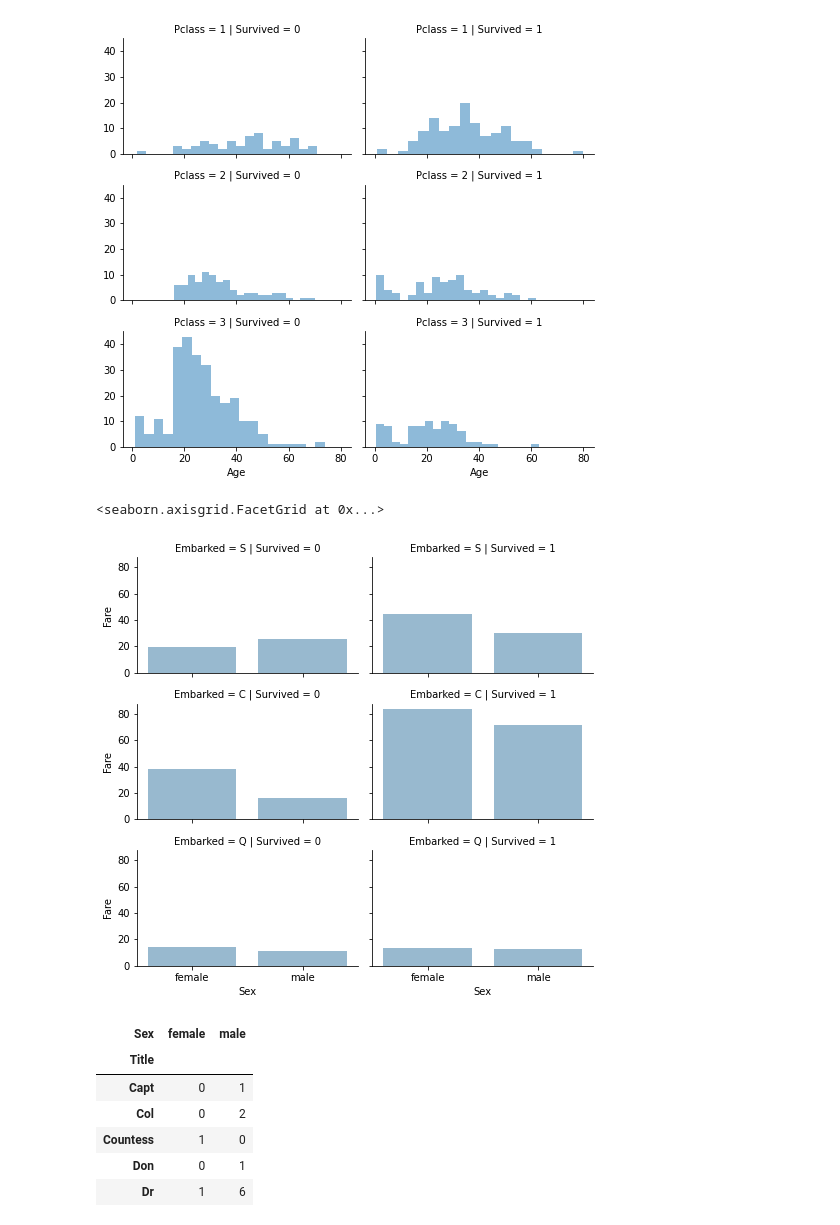
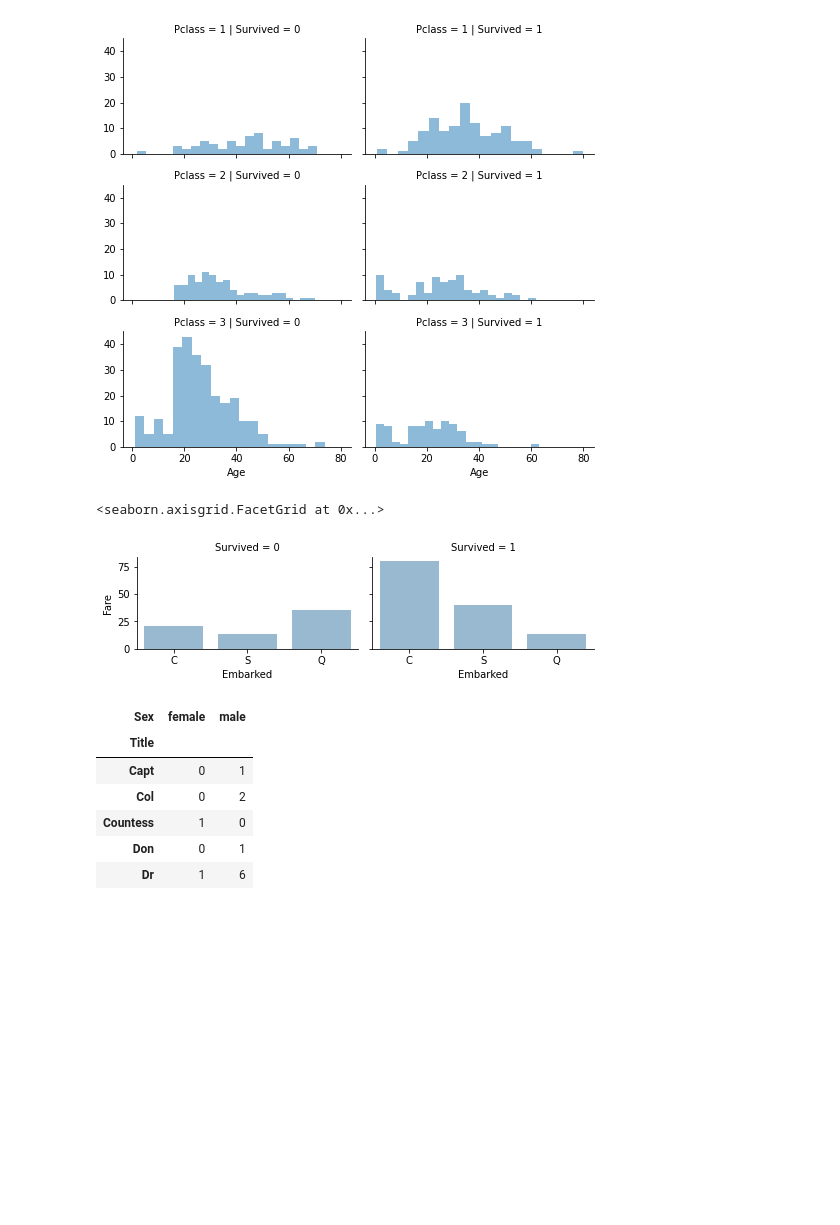
Before and after one commit to abdennourkhorchani/Titanic-prediction, a Jupyter notebook: best-solution-for-titanic-prediction.ipynb, the cells around one changed output. Drawn from its saved outputs; the diff is of its cells as text; code cells hidden in the pictures; blank space fills up the shorter version.

```diff
--- a/best-solution-for-titanic-prediction.ipynb
+++ b/best-solution-for-titanic-prediction.ipynb
@@ -140,10 +225,12 @@ grid.add_legend();
 # %% [output]
 [figure]
 # %%
-grid = sns.FacetGrid(x_train, row='Embarked', col='Survived', size=2.2, aspect=1.6)
-grid.map(sns.barplot, 'Sex', 'Fare', alpha=.5, ci=None)
+grid = sns.FacetGrid(x_train, col='Survived',size=2.2, aspect=1.6)
+grid.map(sns.barplot, 'Embarked','Fare', alpha=.5, ci=None)
 grid.add_legend()
+
+#Higher fare paying passengers had better survival in C and S embarkation
 # %% [output]
 <seaborn.axisgrid.FacetGrid at 0x...>
-[figure, old version]
+[figure, new version]
 # %%
```
Also changed, not shown: parts of 39 cells of this notebook.
